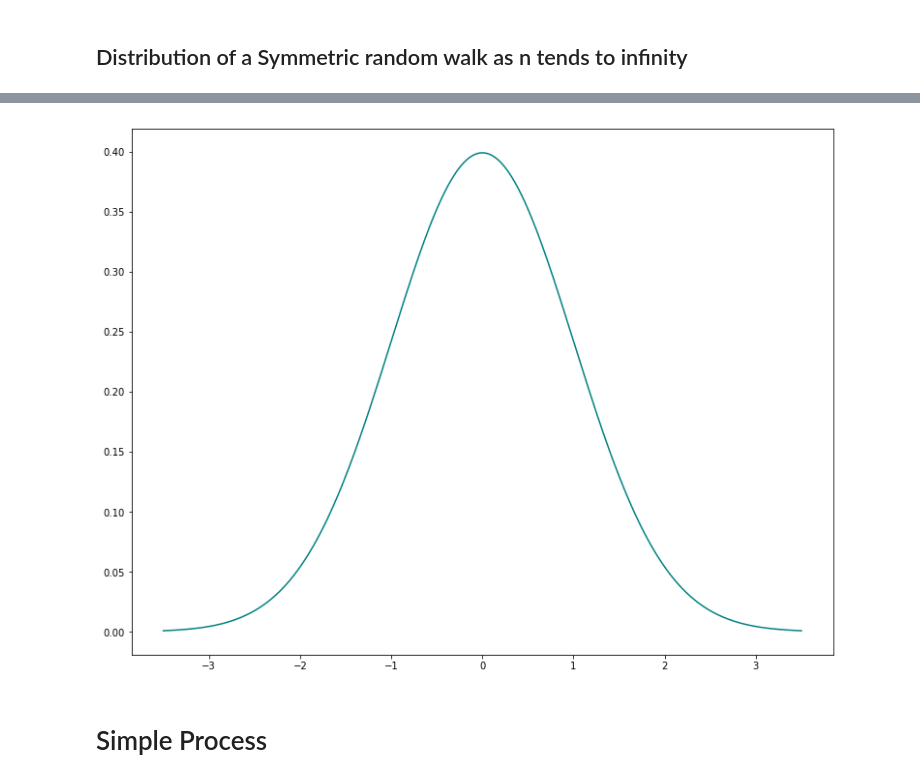
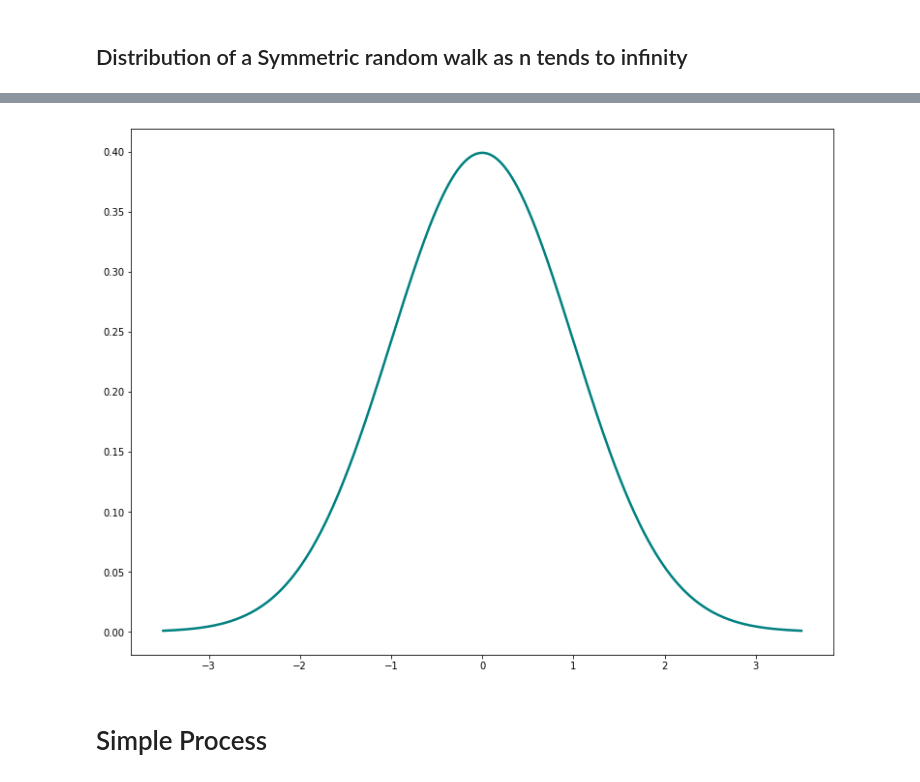
Before and after one commit to gerdm/TGMAFFIRO, a Jupyter notebook: notebooks/graphics.ipynb, the cells around one changed output, grey strips where cells are left out. Saved outputs shown, nothing was run; the diff lists cells and outputs as text; code cells hidden in the pictures.

```diff
--- a/notebooks/graphics.ipynb
+++ b/notebooks/graphics.ipynb
@@ -114,11 +114,11 @@ plt.show()
 # %%
 plt.figure(figsize=(13,10))
 x = np.linspace(-3.5, 3.5, 500)
-plt.plot(x, norm.pdf(x), c="teal")
+plt.plot(x, norm.pdf(x), c="teal", linewidth=2.5)
 plt.savefig("../images/normal_distribution.pdf")
 plt.show()
 # %% [output]
-[figure, old version]
+[figure, new version]
 # %% [markdown]
 # Simple Process
 # %%
```
Also changed, not shown: parts of 1 cell of this notebook, 3 other files.
